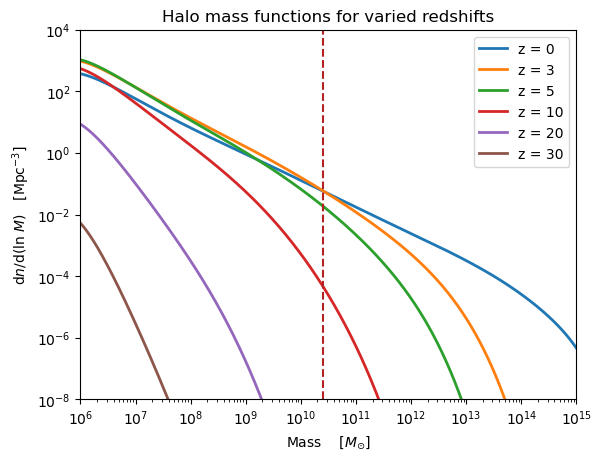
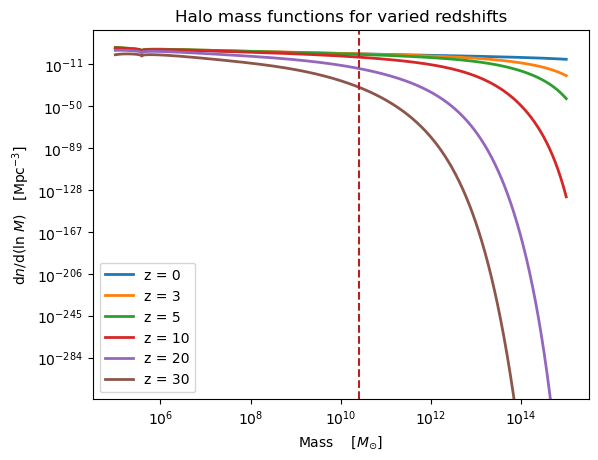
Code edit (unified diff) that turned the first committed figure into the second:
--- before
+++ after
@@ -12,6 +12,6 @@
 plt.xscale('log')
 plt.yscale('log')
-plt.xlim(1e6,1e15)
-plt.ylim(1e-8,1e4)
+#plt.xlim(1e6,1e15)
+#plt.ylim(1e-8,1e4)
 
 plt.xlabel("Mass $\quad [M_{\odot}]$")

Commit: Enhanced power spectrum update